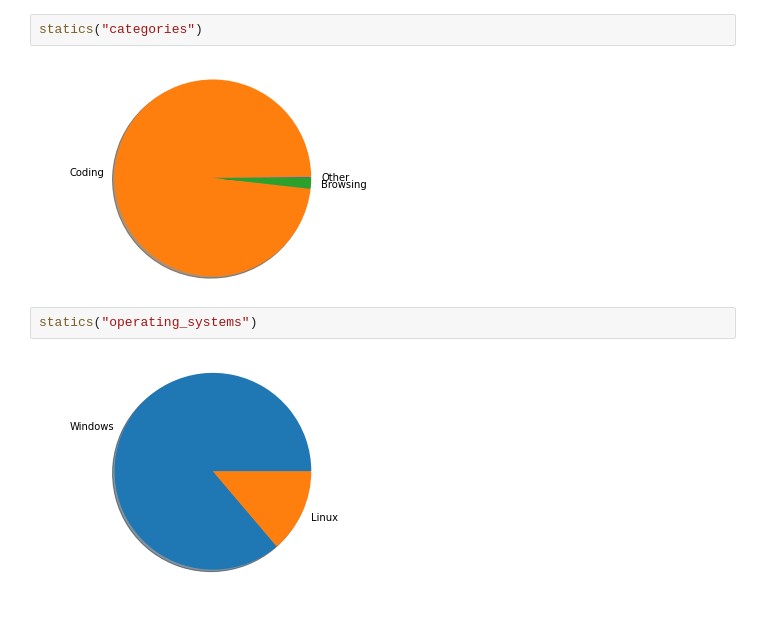
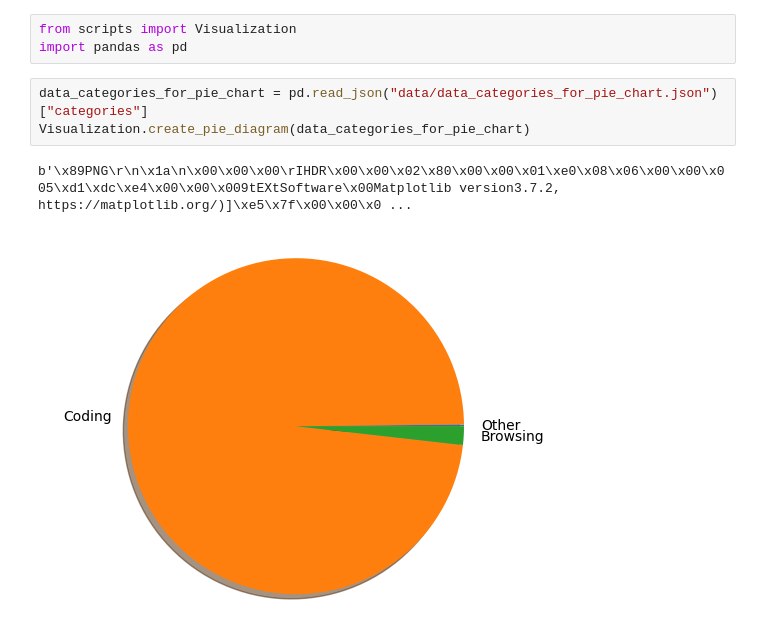
Before and after one commit to kotorkovsciy/Telegram-wakatime-stats-bot, a Jupyter notebook: infographics/infographics.ipynb, the cells around one changed output. Drawn from its saved outputs; the diff is of its cells as text.

Commit message:
feat(infographics): An example with graphs has been rewritten
An example of use was assigned to a new class, to test data

```diff
--- a/infographics/infographics.ipynb
+++ b/infographics/infographics.ipynb
@@ -59,8 +1,9 @@ statics("editors")
-# %%
-statics("categories")
-# %% [output]
-[figure, removed]
-# %%
-statics("operating_systems")
-# %% [output]
-[figure, removed]
+# %%
+from scripts import Visualization
+import pandas as pd
+# %%
+data_categories_for_pie_chart = pd.read_json("data/data_categories_for_pie_chart.json")["categories"]
+Visualization.create_pie_diagram(data_categories_for_pie_chart)
+# %% [output]
+b'\x89PNG\r\n\x1a\n\x00\x00\x00\rIHDR\x00\x00\x02\x80\x00\x00\x01\xe0\x08\x06\x00\x00\x005\xd1\xdc\xe4\x00\x00\x009tEXtSoftware\x00Matplotlib version3.7.2, https://matplotlib.org/)]\xe5\x7f\x00\x00\x0 ...
+[figure, added]
```
Also changed, not shown: parts of 16 cells of this notebook, 10 other files.
